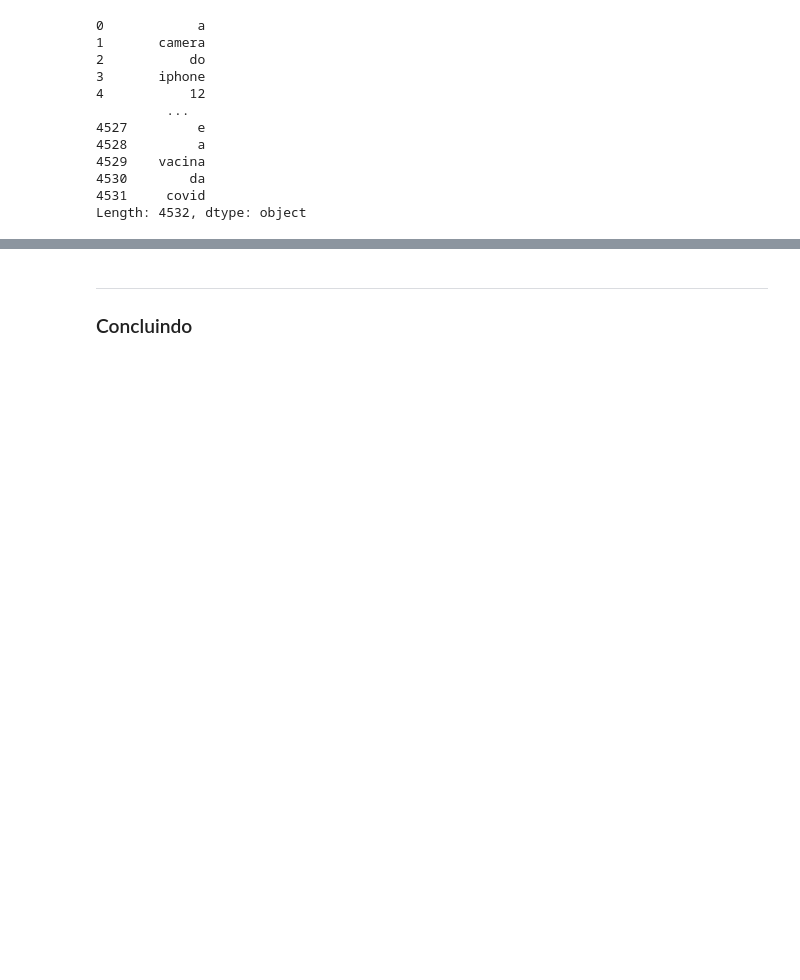
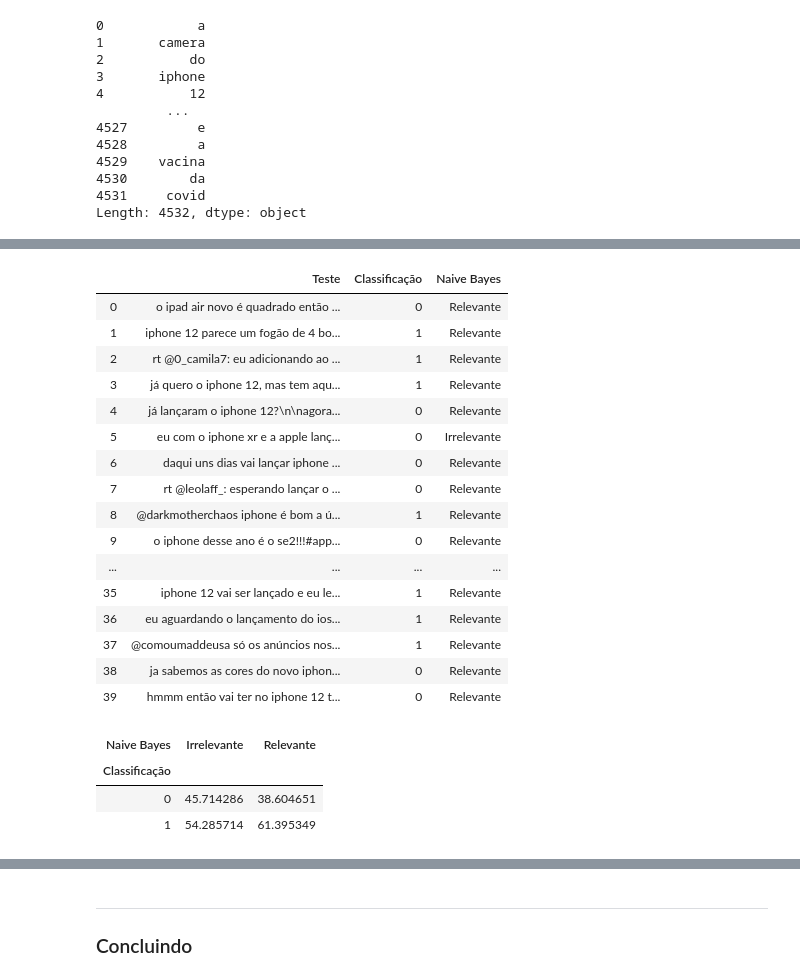
Before and after one commit to felipeblasbalg/Felipe_e_Arthur_Projeto1_CD, a Jupyter notebook: Projeto1_Classificador_layout(1).ipynb, the cells around one changed output, grey strips where cells are left out. Drawn from its saved outputs; the diff is of its cells as text; code cells hidden in the pictures; blank space fills up the shorter version.

```diff
--- a/Projeto1_Classificador_layout(1).ipynb
+++ b/Projeto1_Classificador_layout(1).ipynb
@@ -290,7 +290,7 @@ dataframe_irrel
 2679           covid
 Length: 2680, dtype: object
 # %%
-dataframe_total = pd.Series(texto_total)
+dataframe_total = pd.Series(texto_total_s)
 dataframe_total
 # %% [output]
 0            a
@@ -362,0 +356,15 @@ Agora você deve testar o seu classificador com a base de Testes.
+# %%
+#Função Naive Bayes
+lista_prob_rel = []
+for i in test['Teste']:
+    P_R = 1
+    i = i.split()
+    for j in i:
+        if j in freq_abs_rel:
+            c = freq_abs_rel[j]
+        else:
+            c = 0
+        probabilidade = (c + 1)/(len(dataframe_rel) + len(freq_abs_total))
+        P_R *= probabilidade
+    lista_prob_rel.append(P_R)
+lista_prob_rel
@@ -362,0 +389,14 @@ Agora você deve testar o seu classificador com a base de Testes.
+# %%
+lista_prob_irrel = []
+for i in test['Teste']:
+    P_IR = 1
+    i = i.split()
+    for j in i:
+        if j in freq_abs_irrel:
+            c = freq_abs_irrel[j]
+        else:
+            c = 0
+        prob = (c + 1)/(len(dataframe_irrel) + len(freq_abs_total))
+        P_IR *= prob
+    lista_prob_irrel.append(P_IR)
+lista_prob_irrel
@@ -362,0 +421,36 @@ Agora você deve testar o seu classificador com a base de Testes.
+# %%
+Naive_Bayes = []
+for i in range(0,len(lista_prob_rel)):
+    if (lista_prob_rel[i] > lista_prob_irrel[i]):
+        Naive_Bayes.append('Relevante')
+    else:
+        Naive_Bayes.append('Irrelevante')
+
+test["Naive Bayes"]= Naive_Bayes
+test.head(40)
+# %% [output]
+|  | Teste | Classificação | Naive Bayes |
+| 0 | o ipad air novo é quadrado então ... | 0 | Relevante |
+| 1 | iphone 12 parece um fogão de 4 bo... | 1 | Relevante |
+| 2 | rt @0_camila7: eu adicionando ao ... | 1 | Relevante |
+| 3 | já quero o iphone 12, mas tem aqu... | 1 | Relevante |
+| 4 | já lançaram o iphone 12?\n\nagora... | 0 | Relevante |
+| 5 | eu com o iphone xr e a apple lanç... | 0 | Irrelevante |
+| 6 | daqui uns dias vai lançar iphone ... | 0 | Relevante |
+| 7 | rt @leolaff_: esperando lançar o ... | 0 | Relevante |
+| 8 | @darkmotherchaos iphone é bom a ú... | 1 | Relevante |
+| 9 | o iphone desse ano é o se2!!!#app... | 0 | Relevante |
+| ... | ... | ... | ... |
+| 35 | iphone 12 vai ser lançado e eu le... | 1 | Relevante |
+| 36 | eu aguardando o lançamento do ios... | 1 | Relevante |
+| 37 | @comoumaddeusa só os anúncios nos... | 1 | Relevante |
+| 38 | ja sabemos as cores do novo iphon... | 0 | Relevante |
+| 39 | hmmm então vai ter no iphone 12 t... | 0 | Relevante |
+# %%
+tabela = pd.crosstab(test["Classificação"], test["Naive Bayes"], normalize = "columns")*100
+tabela
+# %% [output]
+| Naive Bayes | Irrelevante | Relevante |
+| Classificação |  |  |
+| 0 | 45.714286 | 38.604651 |
+| 1 | 54.285714 | 61.395349 |
```
Also changed, not shown: parts of 11 cells of this notebook, 1 other file.
